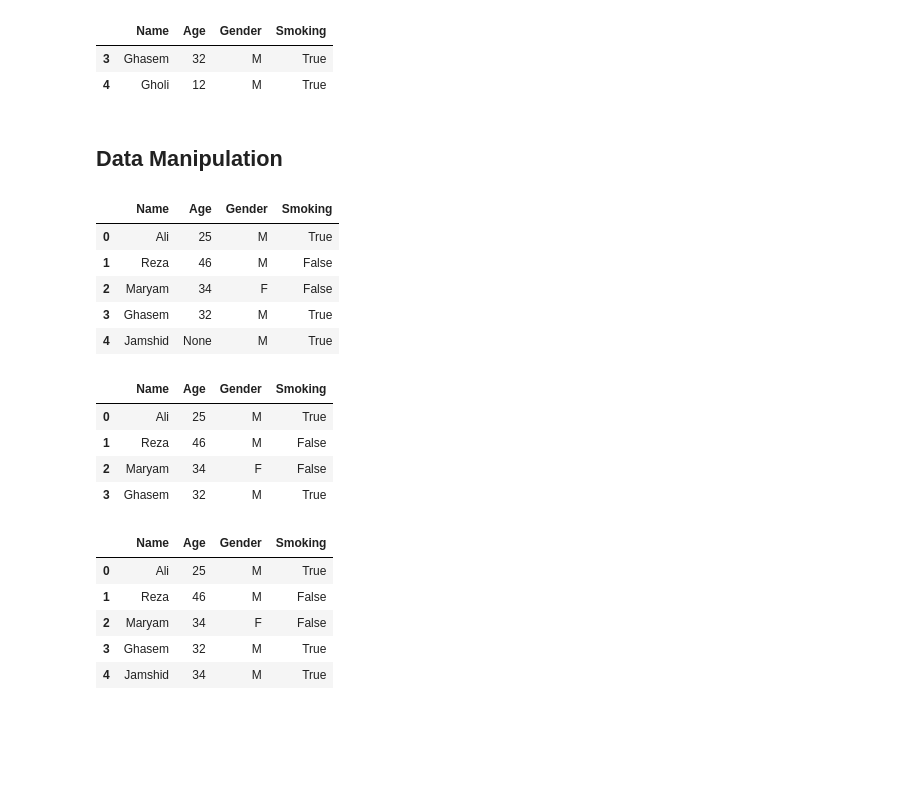
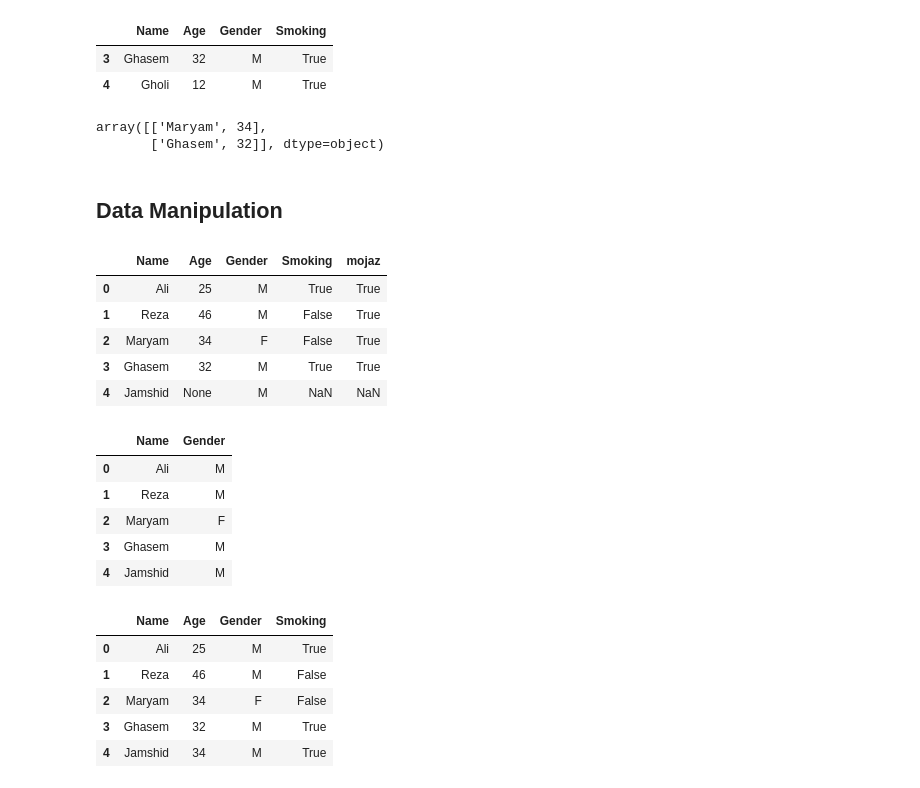
Before and after one commit to MapsaBootCamp/ML2, a Jupyter notebook: ML_Libs/datascience_lib.ipynb, the cells around one changed output. Drawn from its saved outputs; the diff is of its cells as text; code cells hidden in the pictures; blank space fills up the shorter version.

```diff
--- a/ML_Libs/datascience_lib.ipynb
+++ b/ML_Libs/datascience_lib.ipynb
@@ -739,28 +890,36 @@ df.tail(2)
 |  | Name | Age | Gender | Smoking |
 | 3 | Ghasem | 32 | M | True |
 | 4 | Gholi | 12 | M | True |
+# %%
+df["mojaz"] = df.Age > 18
+df[["Name", "Age"]].tail(2).values
+# %% [output]
+array([['Maryam', 34],
+       ['Ghasem', 32]], dtype=object)
 # %% [markdown]
 ## Data Manipulation
 # %%
-df = df.append({"Name": "Jamshid", "Age": None, "Gender": "M", "Smoking": True}, ignore_index=True)
+df = df.append({"Name": "Jamshid", "Age": None, "Gender": "M"}, ignore_index=True)
 # %%
 df
 # %% [output]
-|  | Name | Age | Gender | Smoking |
-| 0 | Ali | 25 | M | True |
-| 1 | Reza | 46 | M | False |
-| 2 | Maryam | 34 | F | False |
-| 3 | Ghasem | 32 | M | True |
-| 4 | Jamshid | None | M | True |
+|  | Name | Age | Gender | Smoking | mojaz |
+| 0 | Ali | 25 | M | True | True |
+| 1 | Reza | 46 | M | False | True |
+| 2 | Maryam | 34 | F | False | True |
+| 3 | Ghasem | 32 | M | True | True |
+| 4 | Jamshid | None | M | NaN | NaN |
 # %%
-df.dropna(inplace = False, axis=0)
+df.dropna(inplace = False, axis=1)
+# df
 # print(df.to_string())
 # %% [output]
-|  | Name | Age | Gender | Smoking |
-| 0 | Ali | 25 | M | True |
-| 1 | Reza | 46 | M | False |
-| 2 | Maryam | 34 | F | False |
-| 3 | Ghasem | 32 | M | True |
+|  | Name | Gender |
+| 0 | Ali | M |
+| 1 | Reza | M |
+| 2 | Maryam | F |
+| 3 | Ghasem | M |
+| 4 | Jamshid | M |
 # %%
 df.fillna(df["Age"].mean().astype("int8"),inplace = False)
 # print(df.to_string())
```
Also changed, not shown: parts of 29 cells of this notebook, 2 other files.
